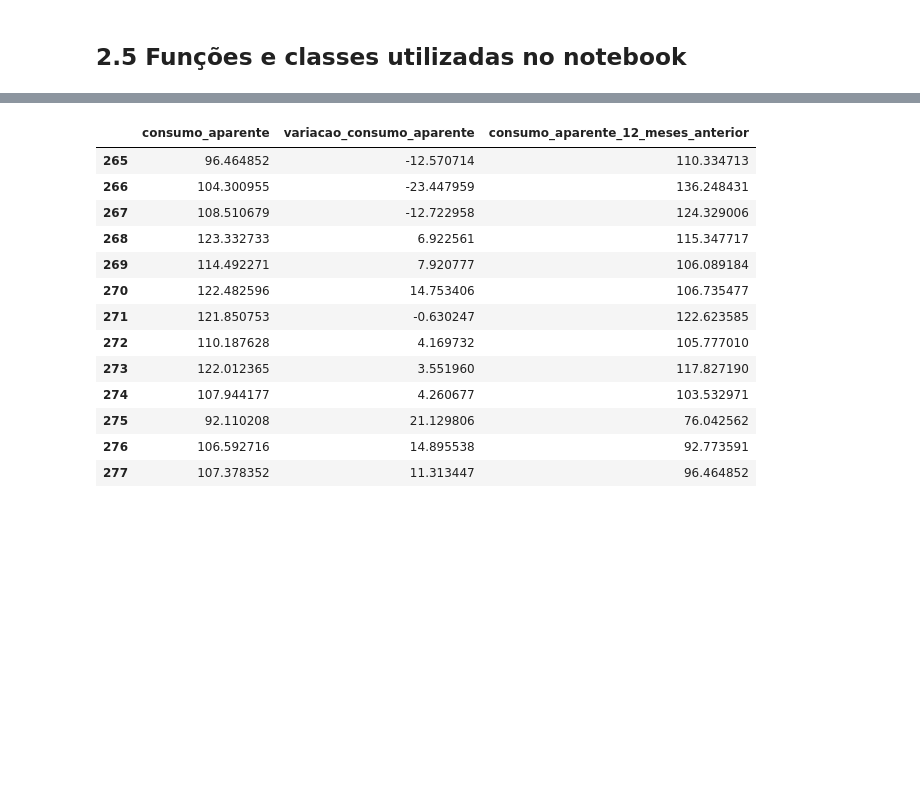
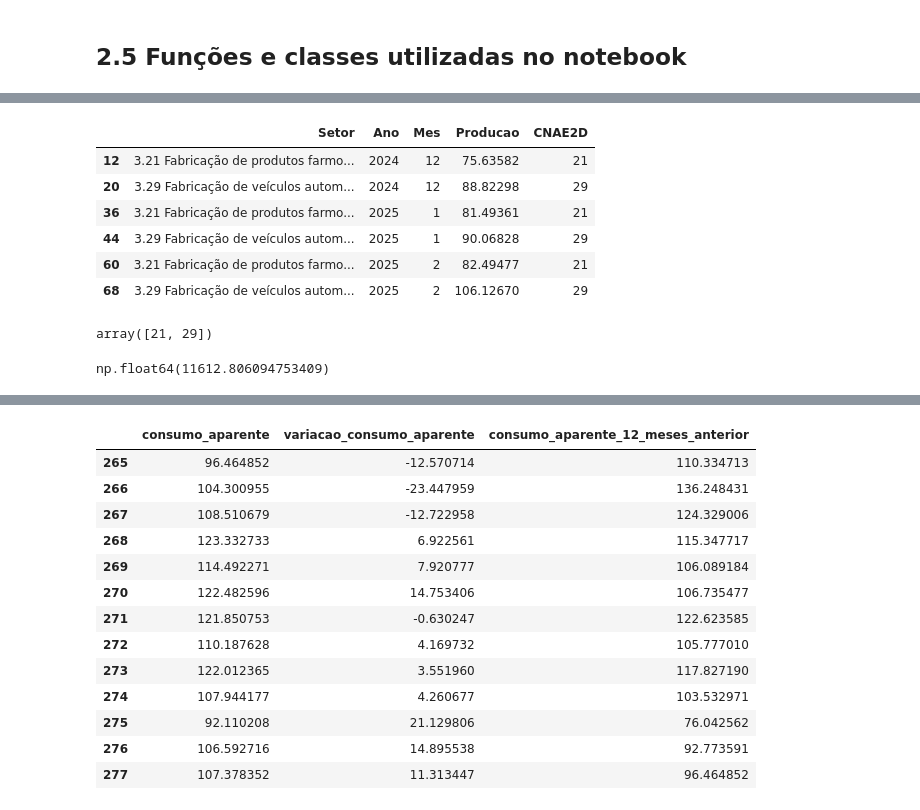
Before and after one commit to amiltonmendes/consumo-aparente, a Jupyter notebook: Cálculo de consumo nacional aparente - Funcex Planilha.ipynb, the cells around one changed output, grey strips where cells are left out. Drawn from its saved outputs; the diff is of its cells as text; code cells hidden in the pictures; blank space fills up the shorter version.

```diff
--- a/Cálculo de consumo nacional aparente - Funcex Planilha.ipynb
+++ b/Cálculo de consumo nacional aparente - Funcex Planilha.ipynb
@@ -357,0 +520,2 @@ HTTPError: HTTP Error 404: Not Found
+# %%
+producao = consumoAparente.carrega_dados_producao_mensal()
@@ -357,0 +526,2 @@ HTTPError: HTTP Error 404: Not Found
+# %%
+producao = producao[producao['CNAE2D'].isin(['21','29'])]
@@ -357,0 +548,21 @@ HTTPError: HTTP Error 404: Not Found
+# %%
+producao
+# %% [output]
+|  | Setor | Ano | Mes | Producao | CNAE2D |
+| 12 | 3.21 Fabricação de produtos farmo... | 2024 | 12 | 75.63582 | 21 |
+| 20 | 3.29 Fabricação de veículos autom... | 2024 | 12 | 88.82298 | 29 |
+| 36 | 3.21 Fabricação de produtos farmo... | 2025 | 1 | 81.49361 | 21 |
+| 44 | 3.29 Fabricação de veículos autom... | 2025 | 1 | 90.06828 | 29 |
+| 60 | 3.21 Fabricação de produtos farmo... | 2025 | 2 | 82.49477 | 21 |
+| 68 | 3.29 Fabricação de veículos autom... | 2025 | 2 | 106.12670 | 29 |
+# %%
+producao.merge(correlacao[['PIM-PF','Funcex','Prefixo Cód. SCN']].rename(columns={'PIM-PF' : 'Setor'}),how='inner',on='Setor').merge(importacao[['Setor','Ano','Mes','importacao']].rename(columns={'Setor' : 'Funcex'}),how='inner',on=['Ano','Mes','Funcex'])\
+    .merge(exportacao[['Setor','Ano','Mes','exportacao']].rename(columns={'Setor' : 'Funcex'}),how='inner',on=['Ano','Mes','Funcex'])['Prefixo Cód. SCN'].unique()
+# %% [output]
+array([21, 29])
+# %%
+#realizar a soma ponderada pela participação dos fatores de ajuste
+peso_exportacao = valor_exportacao[0]*(valor_exportacao[0]/(sum(valor_exportacao))) + valor_exportacao[1]*(valor_exportacao[1]/(sum(valor_exportacao))) + valor_exportacao[2]*(valor_exportacao[2]/(sum(valor_exportacao)))
+peso_exportacao
+# %% [output]
+np.float64(11612.806094753409)
```
Also changed, not shown: parts of 27 cells of this notebook.
